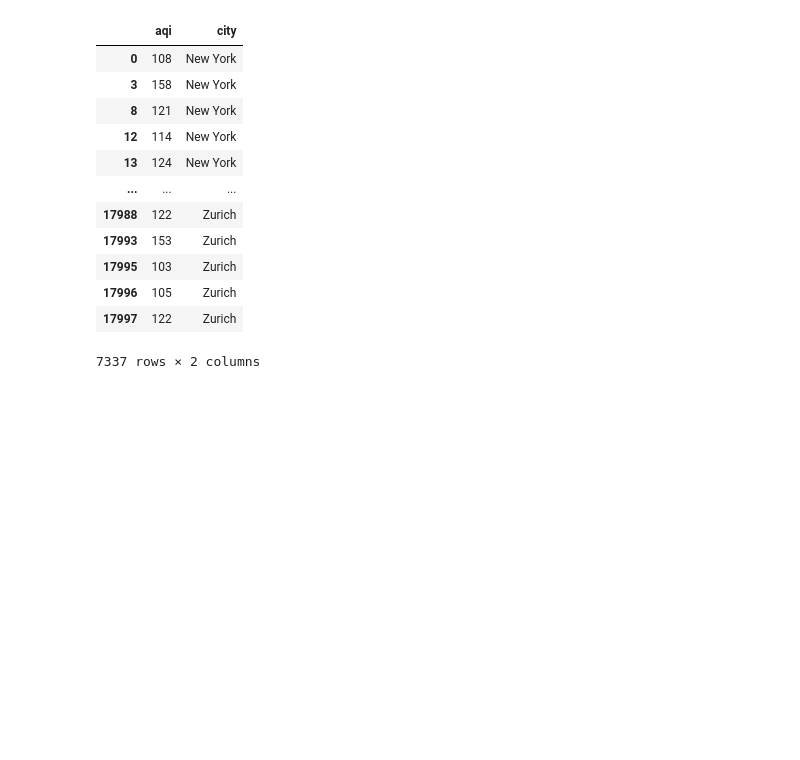
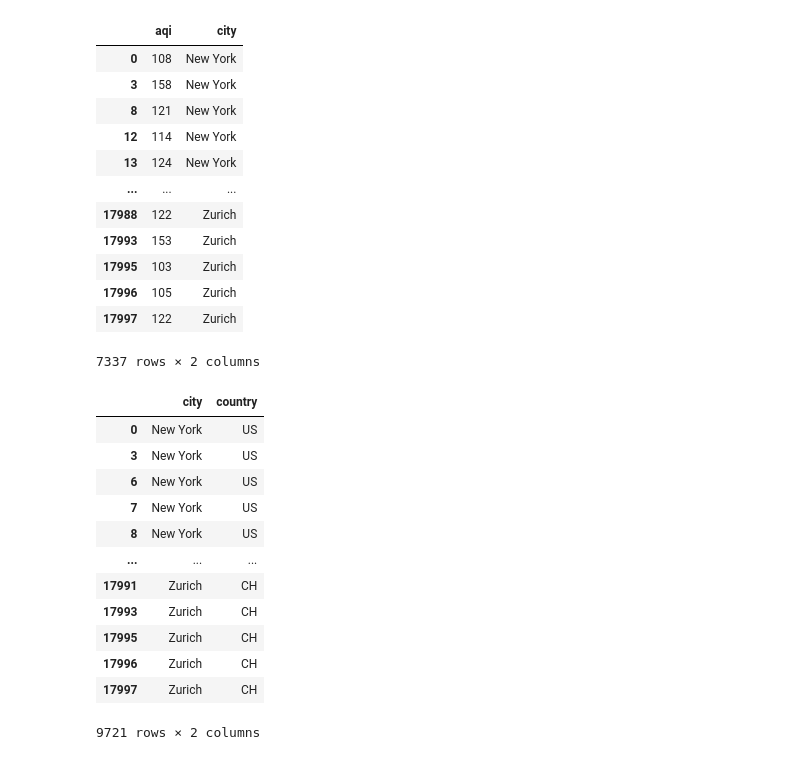
Before and after one commit to nrk-boolean/DataExploration-usingPandas, a Jupyter notebook: Handling_with_pandas.ipynb, the cells around one changed output. Cells and saved outputs as stored; diff of their text form; code cells hidden in the pictures; blank space fills up the shorter version.

```diff
--- a/Handling_with_pandas.ipynb
+++ b/Handling_with_pandas.ipynb
@@ -451,3 +451,21 @@ df[(df["aqi"]>100) & (df["temperature"]<30)][["aqi","city"]] #Same as above but
 | 17996 | 105 | Zurich |
 | 17997 | 122 | Zurich |
 7337 rows × 2 columns
+# %%
+#Filtering with quries
+
+df.query("aqi > 100")[["city","country"]]
+# %% [output]
+|  | city | country |
+| 0 | New York | US |
+| 3 | New York | US |
+| 6 | New York | US |
+| 7 | New York | US |
+| 8 | New York | US |
+| ... | ... | ... |
+| 17991 | Zurich | CH |
+| 17993 | Zurich | CH |
+| 17995 | Zurich | CH |
+| 17996 | Zurich | CH |
+| 17997 | Zurich | CH |
+9721 rows × 2 columns
```
Also changed, not shown: parts of 9 cells of this notebook, 1 other file.
